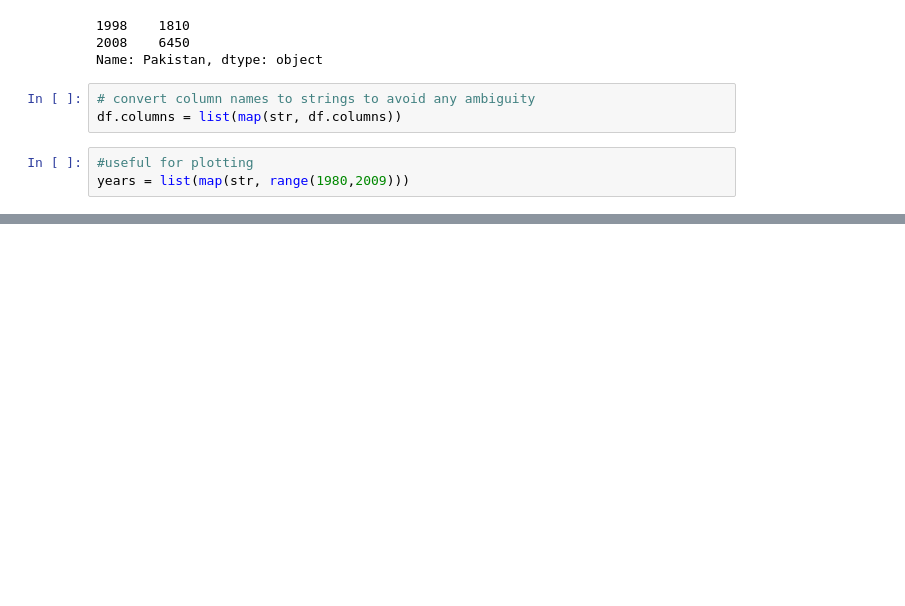
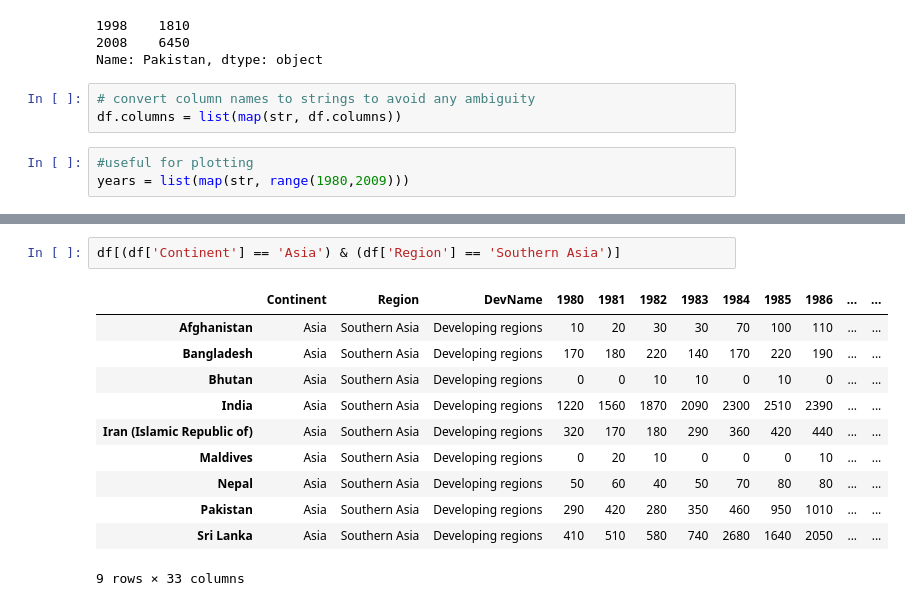
Before and after one commit to AmmaraRazzaq/dataVisualization_with_Python, a Jupyter notebook: Australia_Immigration.ipynb, the cells around one changed output, grey strips where cells are left out. Drawn from its saved outputs; the diff is of its cells as text; blank space fills up the shorter version.

```diff
--- a/Australia_Immigration.ipynb
+++ b/Australia_Immigration.ipynb
@@ -218,0 +241,14 @@ years = list(map(str, range(1980,2009)))
+# %%
+df[(df['Continent'] == 'Asia') & (df['Region'] == 'Southern Asia')]
+# %% [output]
+|  | Continent | Region | DevName | 1980 | 1981 | 1982 | 1983 | 1984 | 1985 | 1986 | ... | ... |
+| Afghanistan | Asia | Southern Asia | Developing regions | 10 | 20 | 30 | 30 | 70 | 100 | 110 | ... | ... |
+| Bangladesh | Asia | Southern Asia | Developing regions | 170 | 180 | 220 | 140 | 170 | 220 | 190 | ... | ... |
+| Bhutan | Asia | Southern Asia | Developing regions | 0 | 0 | 10 | 10 | 0 | 10 | 0 | ... | ... |
+| India | Asia | Southern Asia | Developing regions | 1220 | 1560 | 1870 | 2090 | 2300 | 2510 | 2390 | ... | ... |
+| Iran (Islamic Republic of) | Asia | Southern Asia | Developing regions | 320 | 170 | 180 | 290 | 360 | 420 | 440 | ... | ... |
+| Maldives | Asia | Southern Asia | Developing regions | 0 | 20 | 10 | 0 | 0 | 0 | 10 | ... | ... |
+| Nepal | Asia | Southern Asia | Developing regions | 50 | 60 | 40 | 50 | 70 | 80 | 80 | ... | ... |
+| Pakistan | Asia | Southern Asia | Developing regions | 290 | 420 | 280 | 350 | 460 | 950 | 1010 | ... | ... |
+| Sri Lanka | Asia | Southern Asia | Developing regions | 410 | 510 | 580 | 740 | 2680 | 1640 | 2050 | ... | ... |
+9 rows × 33 columns
```
Also changed, not shown: parts of 1 cell of this notebook.
